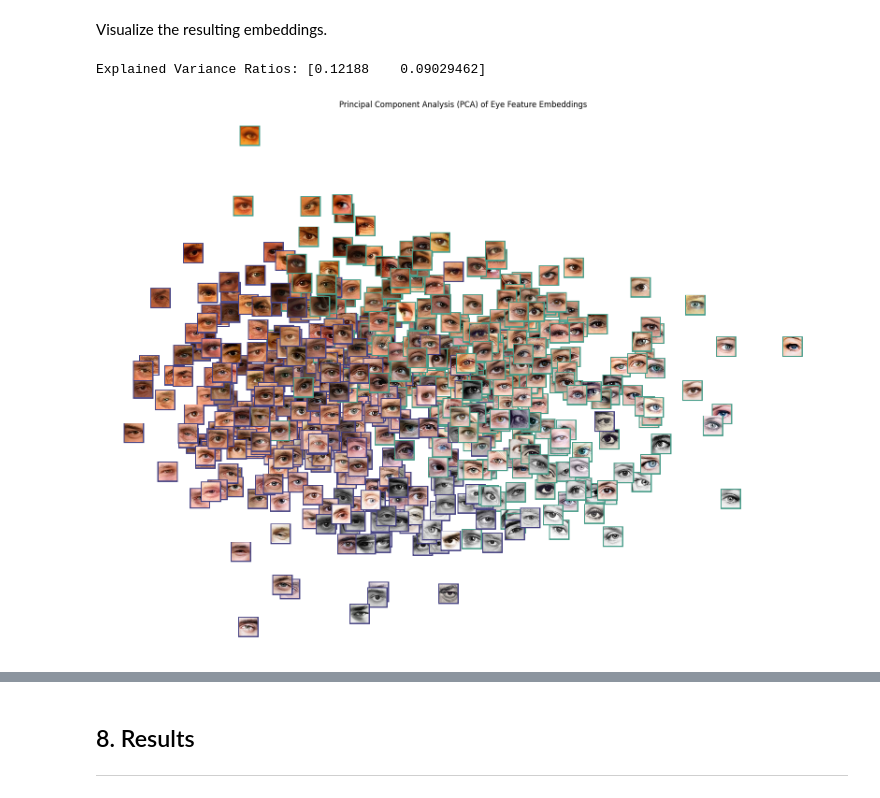
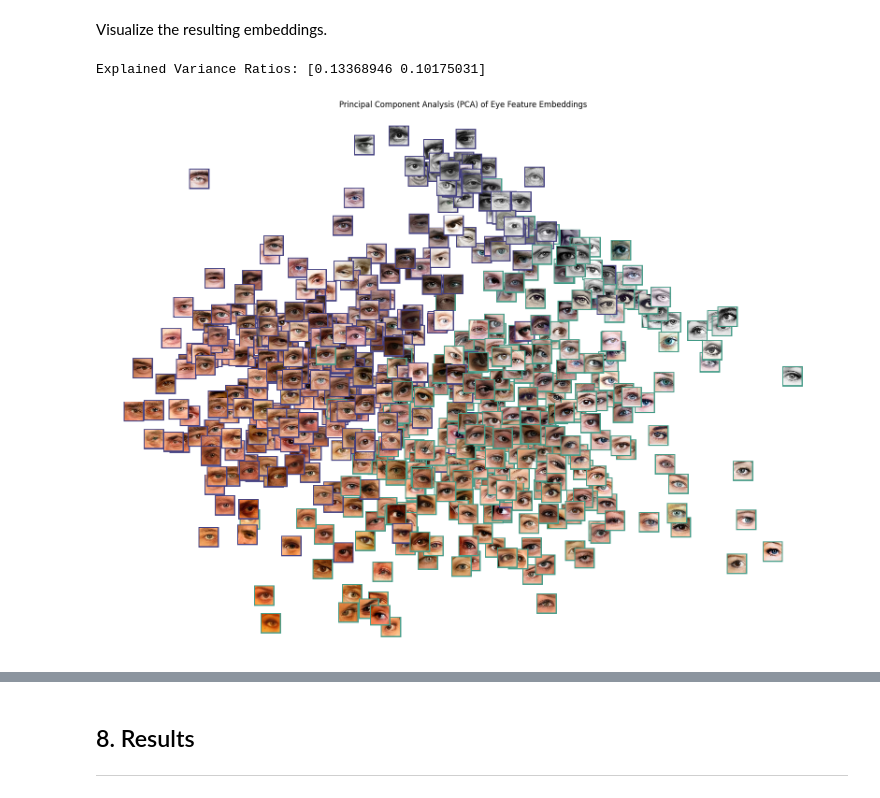
Before and after one commit to chill0121/Periocular_Sex_Classification, a Jupyter notebook: Periocular_Sex_Classification.ipynb, the cells around one changed output, grey strips where cells are left out. Drawn from its saved outputs; the diff is of its cells as text; code cells hidden in the pictures.

Commit message:
Refactored and renamed arrays for consistency.

```diff
--- a/Periocular_Sex_Classification.ipynb
+++ b/Periocular_Sex_Classification.ipynb
@@ -278,10 +284,10 @@ Since this dataset contains all eyes that are mostly centered in the same positi
 # %%
 # TODO: Implement KNN discriminant plot from sklearn.
 mod_knn = KNeighborsClassifier(n_neighbors = 2, weights = 'distance', algorithm = 'brute', p = 2)
-mod_knn.fit(np.stack(X_train.norm_array), y_train)
+mod_knn.fit(np.stack(X_train.norm_flat), y_train)
 
-accuracy_score(mod_knn.predict(np.stack(X_val.norm_array)), y_val)
-# results = classification_report(mod_knn.predict(np.stack(X_val.norm_array)), y_val, output_dict = True)
+accuracy_score(mod_knn.predict(np.stack(X_val.norm_flat)), y_val)
+# results = classification_report(mod_knn.predict(np.stack(X_val.norm_flat)), y_val, output_dict = True)
 # pd.DataFrame().from_dict(results)
 # %% [output]
 0.7649208282582217
@@ -499,29 +505,29 @@ Model: "sequential_49"
  Non-trainable params: 0 (0.00 B)
 # %%
 loss_fx = tf.keras.losses.SparseCategoricalCrossentropy(from_logits = True) # Integer labels.
-optimizer_param = 'adam'
+optimizer_param = 'sgd'
 val_freq = 1
 n_epochs = 300
 # Callbacks to use:
 early_stop = tf.keras.callbacks.EarlyStopping(monitor = 'val_loss', patience = 30, verbose = 1, restore_best_weights = True)
 reduce_lr_plateau = tf.keras.callbacks.ReduceLROnPlateau(monitor = 'val_loss',
                                                          factor = 0.5,
-                                                         patience = 5,
-                                                         cooldown = 8,
+                                                         patience = 4,
+                                                         cooldown = 6,
                                                          min_lr = 0.0001,
                                                          verbose = 1)
 # %%
-mod_cnn.compile(loss=loss_fx,
-                optimizer='sgd',
-                metrics=['accuracy'])
+mod_cnn.compile(loss = loss_fx,
+                optimizer = optimizer_param,
+                metrics = ['accuracy'])
 
-mod_cnn_hist = mod_cnn.fit(np.stack(X_train.norm_array_reshape), y_train.to_numpy(),
+mod_cnn_hist = mod_cnn.fit(np.stack(X_train.norm_array), y_train.to_numpy(),
                            batch_size = None,
                            epochs = n_epochs,
                            verbose = "auto",
                            callbacks = [early_stop, reduce_lr_plateau],
                            validation_split = 0.0,
-                           validation_data = (np.stack(X_val.norm_array_reshape), y_val.to_numpy()),
+                           validation_data = (np.stack(X_val.norm_array), y_val.to_numpy()),
                            shuffle = True,
                            class_weight = None,
                            sample_weight = None,
@@ -603,7 +609,7 @@ accuracy_score(y_pred_cnn, y_val)
 # https://keras.io/getting_started/faq/#how-can-i-obtain-the-output-of-an-intermediate-layer-feature-extraction
 extractor = tf.keras.Model(inputs = mod_cnn.inputs,
                         outputs = [layer.output for layer in mod_cnn.layers])
-features = extractor(np.stack(X_test.norm_array_reshape))
+features = extractor(np.stack(X_test.norm_array))
 
 feature_vec_cnn = []
 # Take feature vector from last fully connected layer.
@@ -631,37 +637,37 @@ def pca_plot(features, image_arrays, zoom = 0.5, cmap = None, photos = True): #z
     _, ax = plt.subplots(figsize = (20, 15), subplot_kw = {'aspect' : 'equal'})
     ax.scatter(pca_fit[:, 0], pca_fit[:, 1], c = cmap_sex, alpha = 0.8)
 
     # Add eye photos to plot.
     if photos == True:
-        for i, rgb_array in enumerate(image_arrays):
+        for i, rgb_flat in enumerate(image_arrays):
             # Load image.
-            image = Image.fromarray(rgb_array.reshape(img_size,img_size,3))
+            image = Image.fromarray(rgb_flat.reshape(img_size,img_size,3))
             # Zoom out.
             im = OffsetImage(image, zoom = zoom)
             # Set class label color for edge bbox.
             bboxprops = ({'edgecolor' : cmap[i], 'lw' : 2} if cmap is not None else None)
             anno_bbox = AnnotationBbox(offsetbox = im,
                                 xy = pca_fit[i],
                                 xycoords = 'data',
                                 frameon = (bboxprops is not None),
                                 pad = 0.075,
                                 bboxprops = bboxprops)
             ax.add_artist(anno_bbox)
 
     ax.set_axis_off()
     ax.axis('tight')
     ax.set_title('Principal Component Analysis (PCA) of Eye Feature Embeddings')
 
     return ax
 
 # Teal = Women, Purple = Men
 cmap_sex = ['#439A86' if sex == 0 else '#423e80' for sex in y_test]
 
-# _ = pca_plot(X_train.embedding.tolist(), X_train.rgb_array.tolist(), cmap = cmap_sex)
+# _ = pca_plot(X_train.embedding.tolist(), X_train.rgb_flat.tolist(), cmap = cmap_sex)
 # plt.show()
-_ = pca_plot(feature_vec_cnn, X_test.rgb_array.tolist(), cmap = cmap_sex)
+_ = pca_plot(feature_vec_cnn, X_test.rgb_flat.tolist(), cmap = cmap_sex)
 plt.show()
 # %% [output]
-Explained Variance Ratios: [0.12188    0.09029462]
+Explained Variance Ratios: [0.13368946 0.10175031]
-[figure, old version]
+[figure, new version]
 # %%
```
Also changed, not shown: parts of 23 cells of this notebook, 1 other file.
